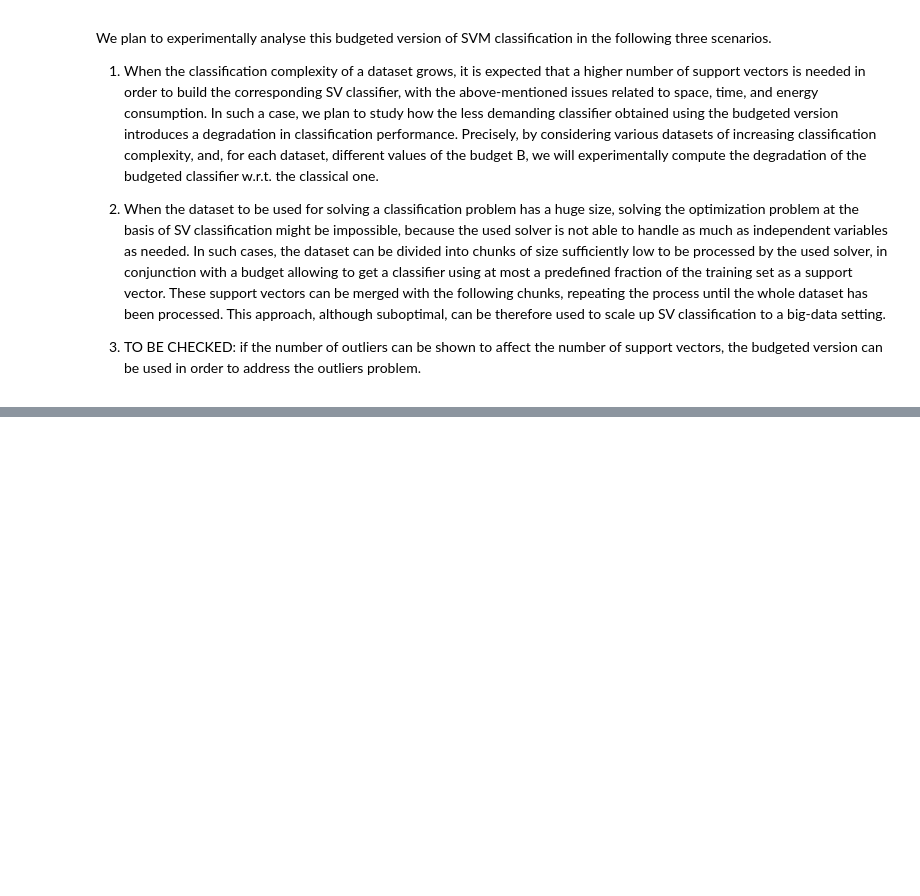
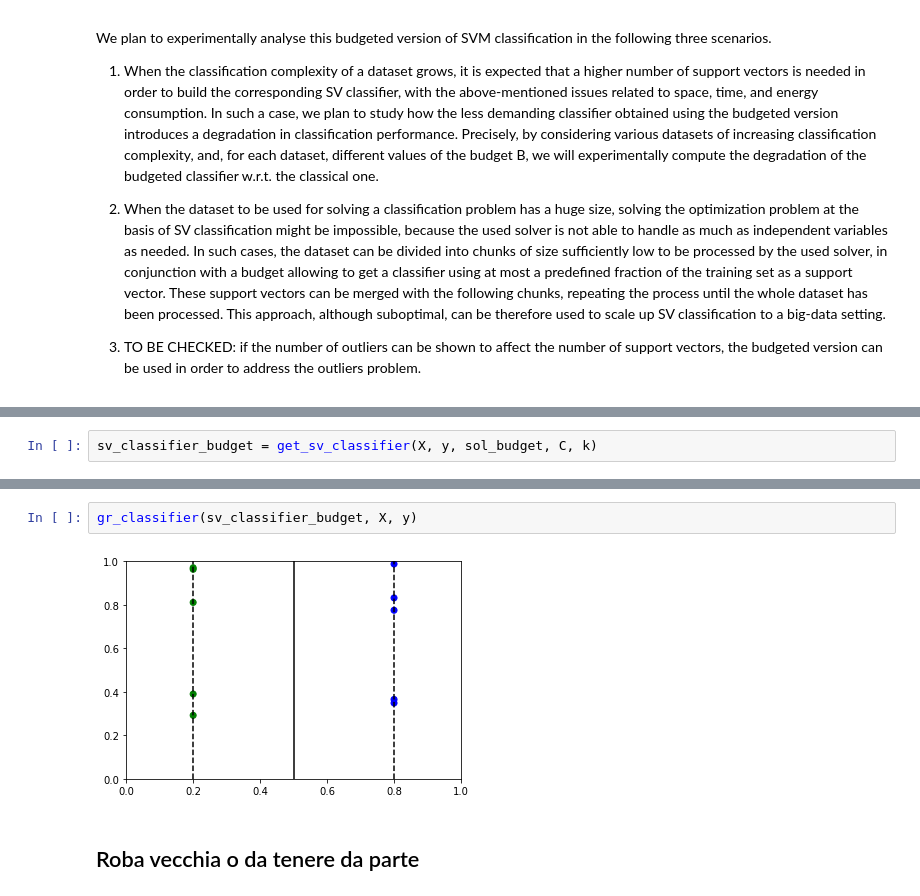
Before and after one commit to dariomalchiodi/budget-svm, a Jupyter notebook: svm-budget.ipynb, the cells around one changed output, grey strips where cells are left out. Drawn from its saved outputs; the diff is of its cells as text; blank space fills up the shorter version.

```diff
--- a/svm-budget.ipynb
+++ b/svm-budget.ipynb
@@ -207,0 +303,2 @@ We plan to experimentally analyse this budgeted version of SVM classification in
+# %%
+sv_classifier_budget = get_sv_classifier(X, y, sol_budget, C, k)
@@ -207,0 +307,6 @@ We plan to experimentally analyse this budgeted version of SVM classification in
+# %%
+gr_classifier(sv_classifier_budget, X, y)
+# %% [output]
+[figure, added]
+# %% [markdown]
+## Roba vecchia o da tenere da parte
```
Also changed, not shown: parts of 17 cells of this notebook, 1 other file.
